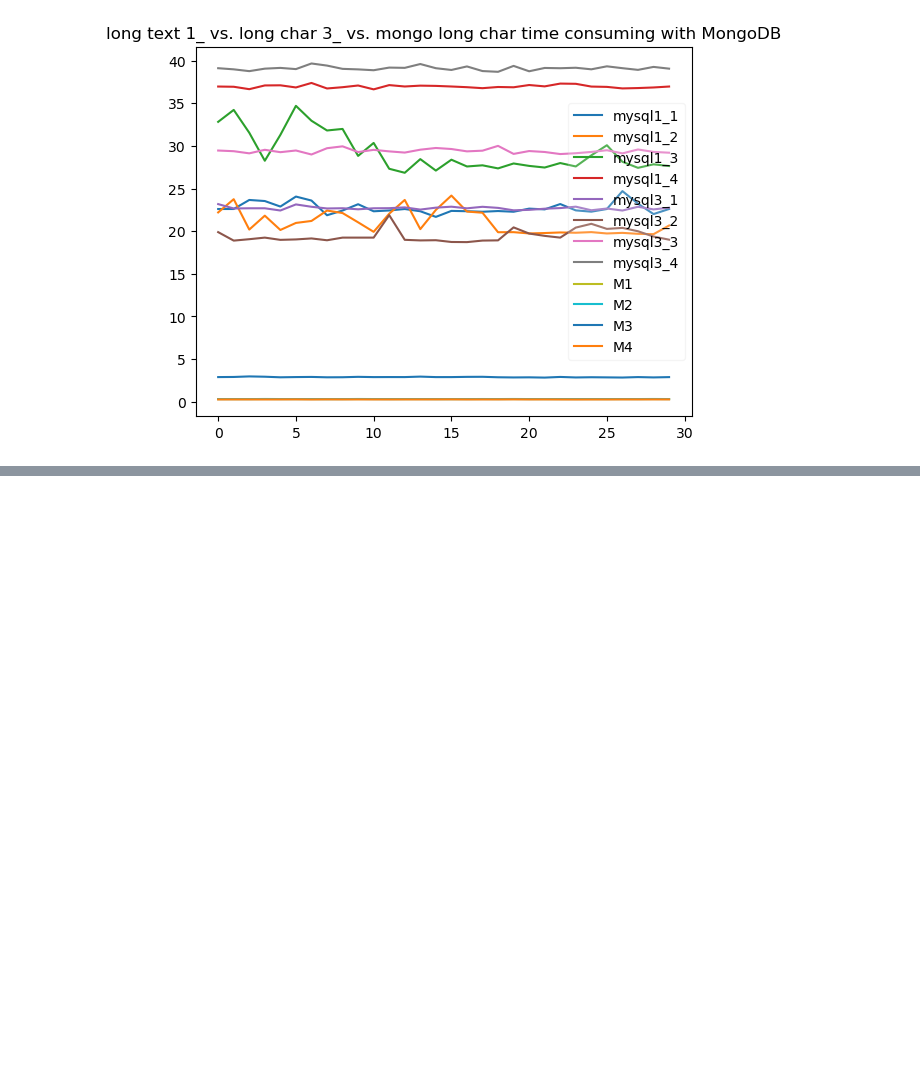
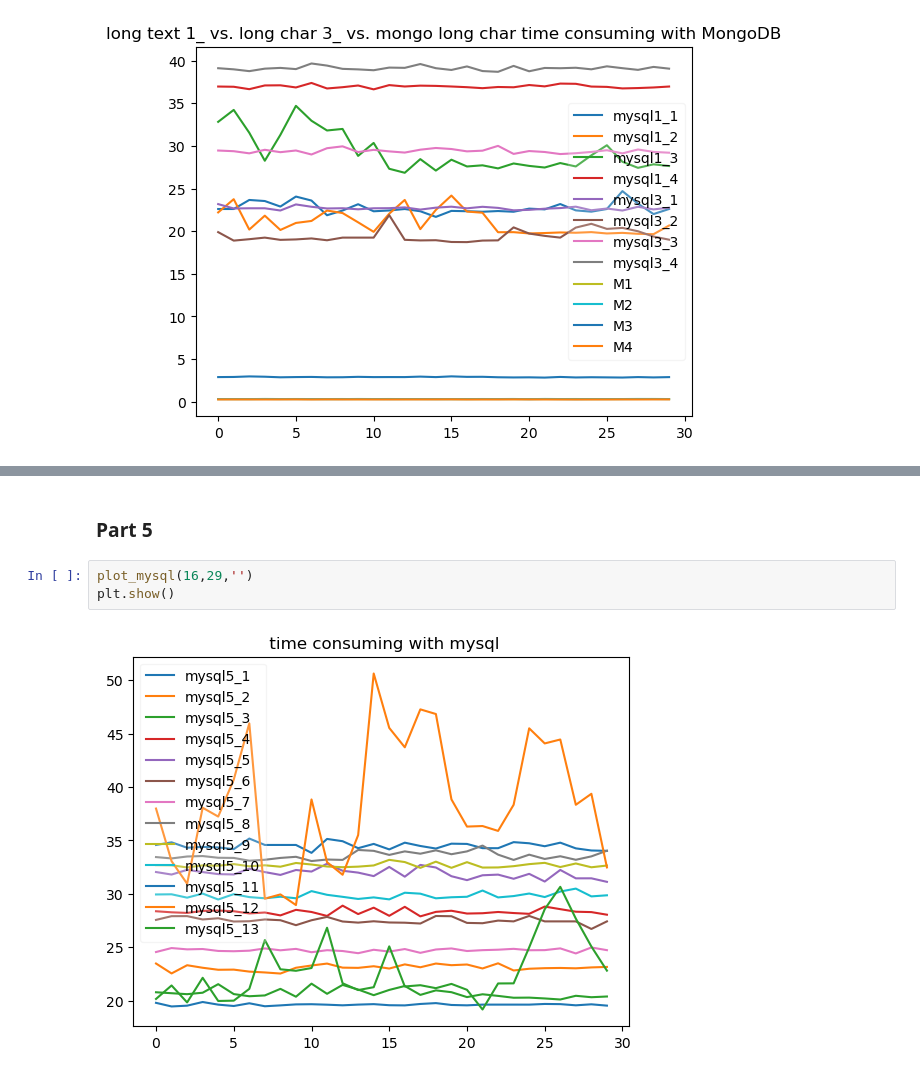
Before and after one commit to AroubHalawani/DATS-6102-Group-3, a Jupyter notebook: visualization_analysis.ipynb, the cells around one changed output, grey strips where cells are left out. Saved outputs shown, nothing was run; the diff lists cells and outputs as text; blank space fills up the shorter version.

```diff
--- a/visualization_analysis.ipynb
+++ b/visualization_analysis.ipynb
@@ -540,0 +548,7 @@ Average multiple: 72.92782199294491
+# %% [markdown]
+### Part 5
+# %%
+plot_mysql(16,29,'')
+plt.show()
+# %% [output]
+[figure, added]
```
Also changed, not shown: parts of 65 cells of this notebook, 4 other files.
